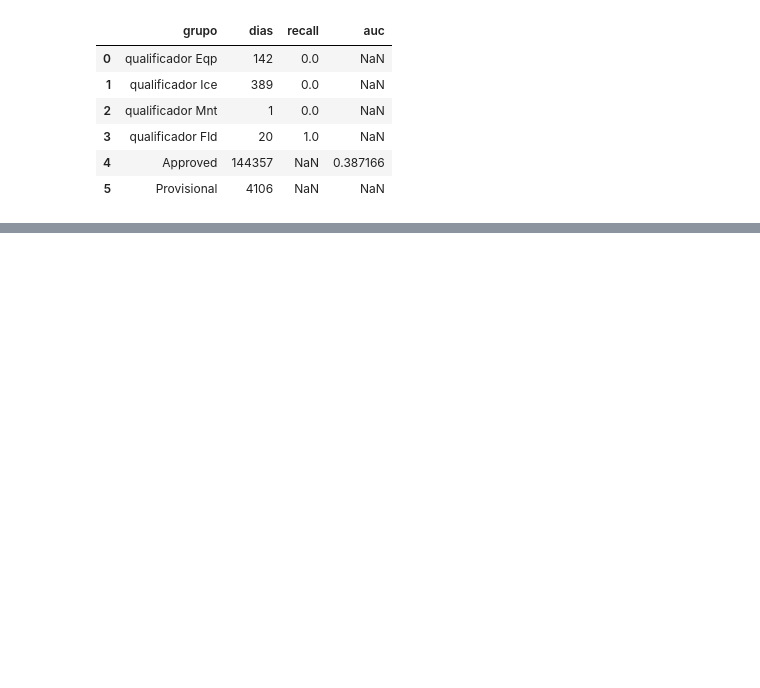
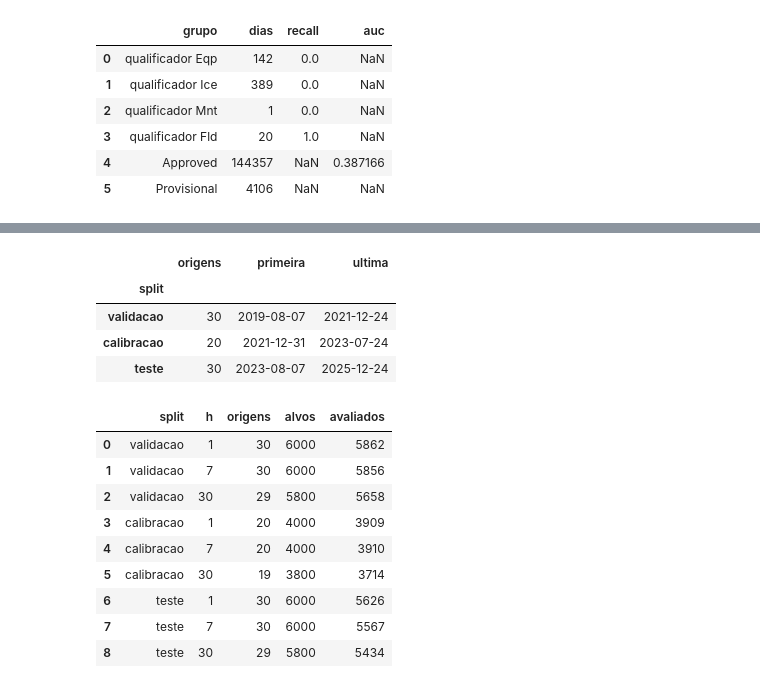
Before and after one commit to KaylanyMeneses/usgs_streamflow, a Jupyter notebook: notebooks/03_guia_bases_modelos.ipynb, the cells around one changed output, grey strips where cells are left out. Saved outputs shown, nothing was run; the diff lists cells and outputs as text; code cells hidden in the pictures; blank space fills up the shorter version.

Commit message:
Forecast (origens e horizontes ajustáveis), sazonalidade, GPLVM dinamico  e pipeline de cada modelo no README

```diff
--- a/notebooks/03_guia_bases_modelos.ipynb
+++ b/notebooks/03_guia_bases_modelos.ipynb
@@ -646,0 +703,26 @@ display(detection_by_group(serie, out, limiar, split="teste"))
+# %%
+FORECAST = ForecastConfig(
+    horizons=(1, 7, 30),   # dias à frente; ajustável, ex.: tuple(range(1, 31)) ou (1, 7, 30, 90)
+    origin_step=30,        # dias entre duas origens; ajustável
+)
+alvos = forecast_targets(serie, FORECAST)   # uma linha por (estação, origem, h)
+
+display(forecast_origins(serie, FORECAST).groupby("split", sort=False)["data_origem"]
+        .agg(origens="size", primeira="min", ultima="max"))
+display(forecast_summary(alvos))
+# %% [output]
+|  | origens | primeira | ultima |
+| split |  |  |  |
+| validacao | 30 | 2019-08-07 | 2021-12-24 |
+| calibracao | 20 | 2021-12-31 | 2023-07-24 |
+| teste | 30 | 2023-08-07 | 2025-12-24 |
+|  | split | h | origens | alvos | avaliados |
+| 0 | validacao | 1 | 30 | 6000 | 5862 |
+| 1 | validacao | 7 | 30 | 6000 | 5856 |
+| 2 | validacao | 30 | 29 | 5800 | 5658 |
+| 3 | calibracao | 1 | 20 | 4000 | 3909 |
+| 4 | calibracao | 7 | 20 | 4000 | 3910 |
+| 5 | calibracao | 30 | 19 | 3800 | 3714 |
+| 6 | teste | 1 | 30 | 6000 | 5626 |
+| 7 | teste | 7 | 30 | 6000 | 5567 |
+| 8 | teste | 30 | 29 | 5800 | 5434 |
```
Also changed, not shown: parts of 13 cells of this notebook, 10 other files.
